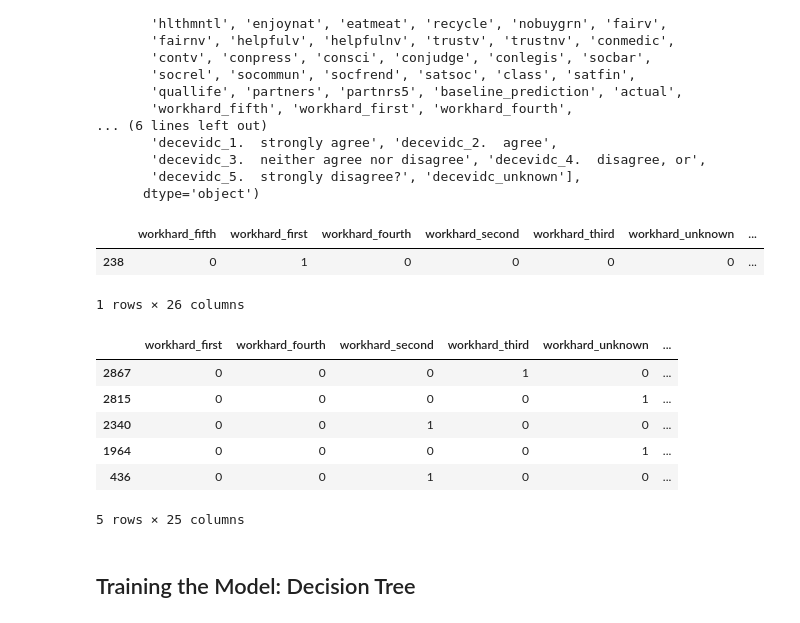
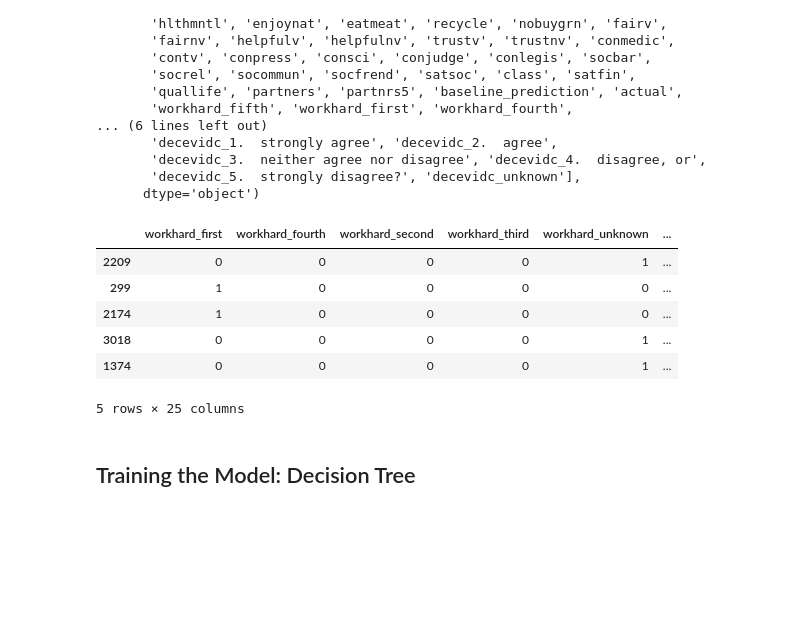
Before and after one commit to jeneyring/GSS_survey, a Jupyter notebook: modeling_zodiac.ipynb, the cells around one changed output. Saved outputs shown, nothing was run; the diff lists cells and outputs as text; code cells hidden in the pictures; blank space fills up the shorter version.

```diff
--- a/modeling_zodiac.ipynb
+++ b/modeling_zodiac.ipynb
@@ -95,4 +110,4 @@ train = pd.concat([train, dummy_df], axis=1)
 # %%
-dummy_df1 = pd.get_dummies(validate[['workhard','hlthmntl','socrel','decevidc']], dummy_na=False, drop_first= False, dtype=int)
-validate = pd.concat([validate, dummy_df1], axis=1)
+dummy_df2 = pd.get_dummies(validate[['workhard','hlthmntl','socrel','decevidc']], dummy_na=False, drop_first= False)
+validate = pd.concat([validate, dummy_df2], axis=1)
 # %%
@@ -167,19 +176,13 @@ X_test = test.drop(columns=['zodiac', 'race', 'age', 'sex', 'sexornt', 'marital'
 y_test = test.zodiac
-# %%
-X_train.head(1)
-# %% [output]
-|  | workhard_fifth | workhard_first | workhard_fourth | workhard_second | workhard_third | workhard_unknown | ... |
-| 238 | 0 | 1 | 0 | 0 | 0 | 0 | ... |
-1 rows × 26 columns
 # %%
-X_validate.head()
+X_validate.tail()
 # %% [output]
 |  | workhard_first | workhard_fourth | workhard_second | workhard_third | workhard_unknown | ... |
-| 2867 | 0 | 0 | 0 | 1 | 0 | ... |
-| 2815 | 0 | 0 | 0 | 0 | 1 | ... |
-| 2340 | 0 | 0 | 1 | 0 | 0 | ... |
-| 1964 | 0 | 0 | 0 | 0 | 1 | ... |
-| 436 | 0 | 0 | 1 | 0 | 0 | ... |
+| 2209 | 0 | 0 | 0 | 0 | 1 | ... |
+| 299 | 1 | 0 | 0 | 0 | 0 | ... |
+| 2174 | 1 | 0 | 0 | 0 | 0 | ... |
+| 3018 | 0 | 0 | 0 | 0 | 1 | ... |
+| 1374 | 0 | 0 | 0 | 0 | 1 | ... |
 5 rows × 25 columns
 # %% [markdown]
 ## Training the Model: Decision Tree
```
Also changed, not shown: parts of 56 cells of this notebook, 1 other file.
